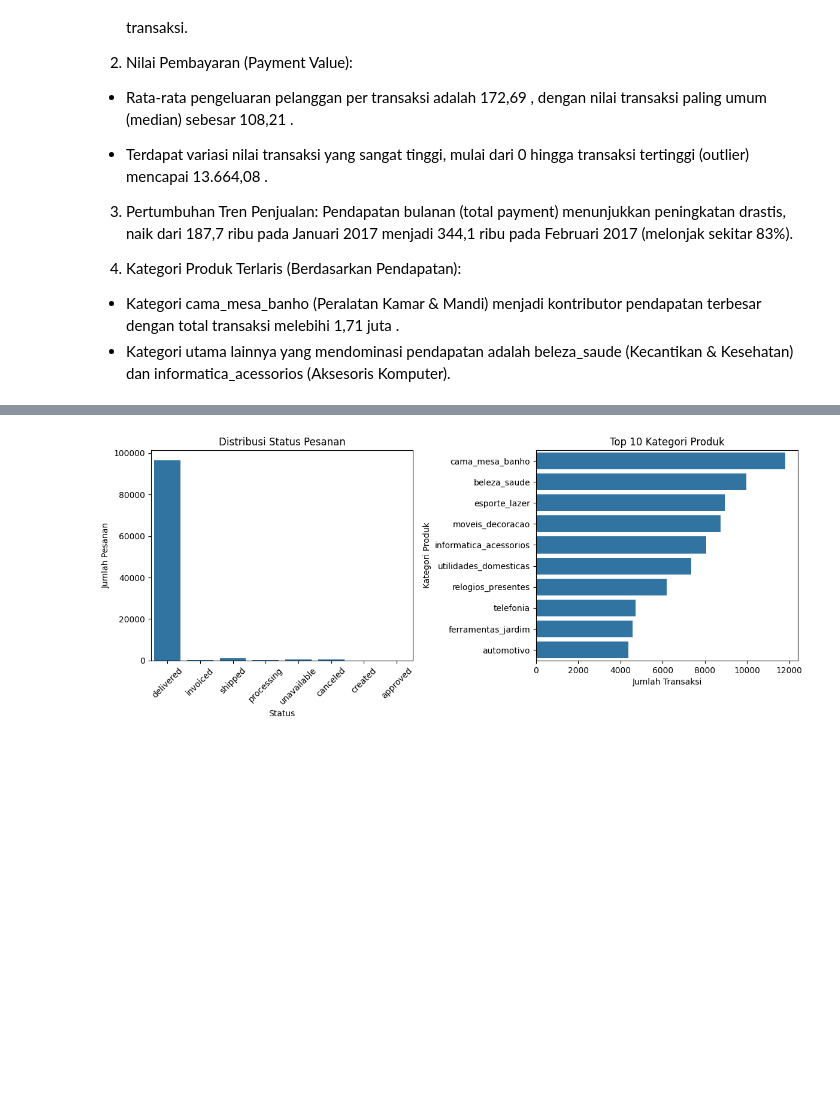
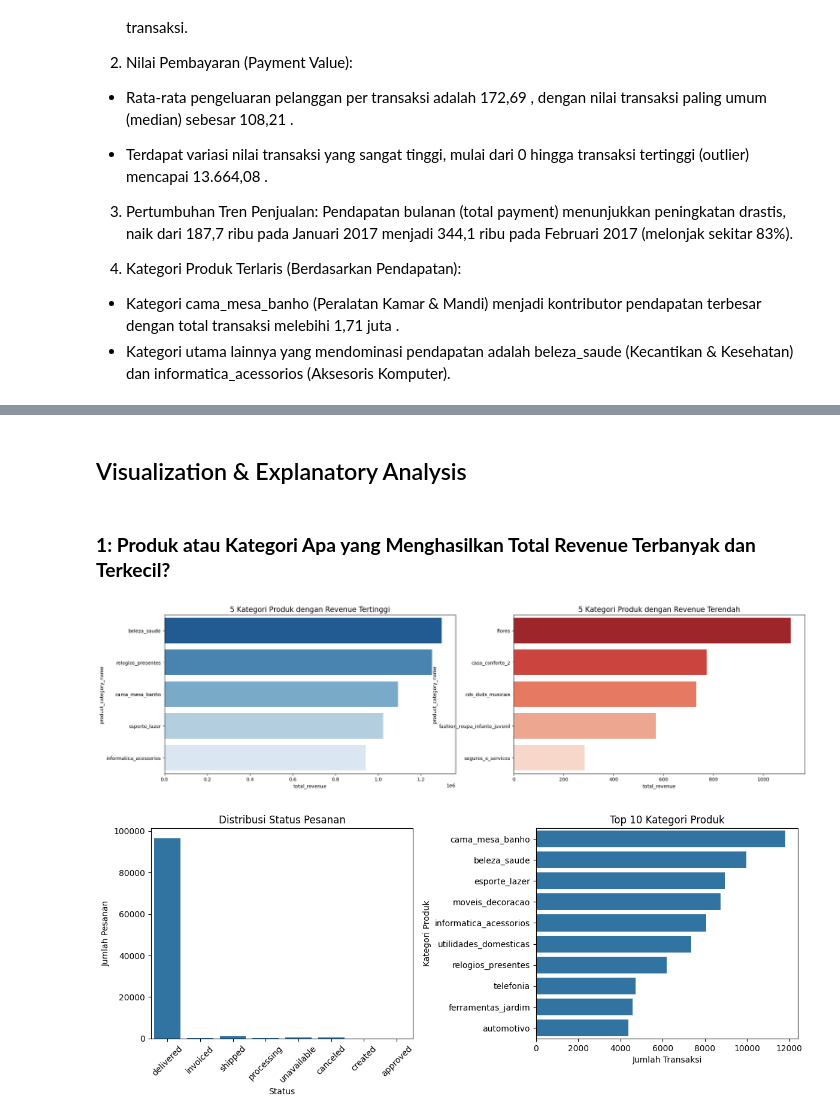
Before and after one commit to faizinnoval/analisis-data-by-asah, a Jupyter notebook: Proyek_Analisis_Data.ipynb, the cells around one changed output, grey strips where cells are left out. Cells and saved outputs as stored; diff of their text form; code cells hidden in the pictures; blank space fills up the shorter version.

```diff
--- a/Proyek_Analisis_Data.ipynb
+++ b/Proyek_Analisis_Data.ipynb
@@ -254,8 +254,9 @@ DataFrame 'orders' telah diperbarui dengan data yang sudah dibersihkan.
 # %%
 # 1. Membuat dataset gabungan untuk analisis revenue dan kategori produk
-df_eda = orders.merge(order_items, on='order_id')
-df_eda = df_eda.merge(products, on='product_id')
-df_eda = df_eda.merge(payments, on='order_id')
+# Menggabungkan data orders, items, products, dan payments
+main_df = orders.merge(order_items, on="order_id") \
+                .merge(products, on="product_id") \
+                .merge(payments, on="order_id")
 
 # Menyimpan data gabungan untuk dashboard
 df_eda.to_csv("main_data.csv", index=False)
@@ -345,0 +382,8 @@ dtype: float64
+# %%
+# Agregasi total revenue per kategori produk
+product_revenue_df = df_eda.groupby("product_category_name").agg(
+    total_orders=("order_id", "nunique"),
+    total_revenue=("price", "sum")
+).sort_values(by="total_revenue", ascending=False).reset_index()
+
+product_revenue_df.head(10)
@@ -346,3 +485,37 @@ dtype: float64
+# %% [markdown]
+## Visualization & Explanatory Analysis
+# %% [markdown]
+### **1: Produk atau Kategori Apa yang Menghasilkan Total Revenue Terbanyak dan Terkecil?**
+# %%
+fig, ax = plt.subplots(nrows=1, ncols=2, figsize=(24, 6))
+
+# Top 5 Kategori Produk
+sns.barplot(
+    x="total_revenue",
+    y="product_category_name",
+    data=product_revenue_df.head(5),
+    ax=ax[0],
+    palette="Blues_r",
+    hue="product_category_name",
+    legend=False
+)
+ax[0].set_title("5 Kategori Produk dengan Revenue Tertinggi", fontsize=15)
+
+# Bottom 5 Kategori Produk
+sns.barplot(
+    x="total_revenue",
+    y="product_category_name",
+    data=product_revenue_df.tail(5),
+    ax=ax[1],
+    palette="Reds_r",
+    hue="product_category_name",
+    legend=False
+)
+ax[1].set_title("5 Kategori Produk dengan Revenue Terendah", fontsize=15)
+
+plt.show()
+# %% [output]
+[figure, added]
 # %%
 plt.figure(figsize=(12, 5))
 
```
Also changed, not shown: parts of 32 cells of this notebook, 3 other files.
